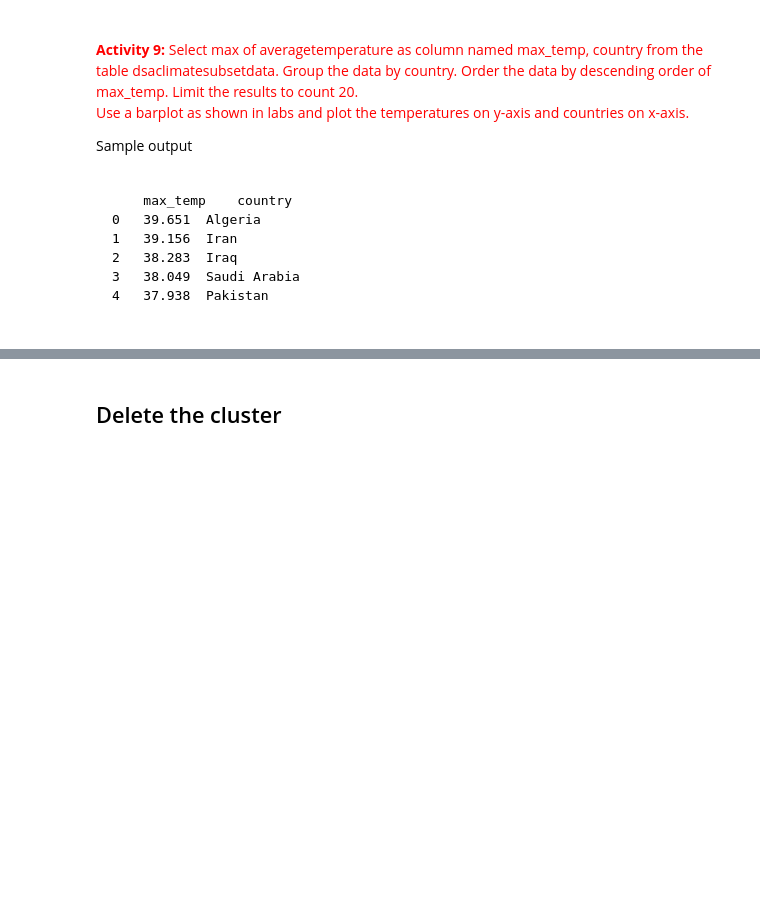
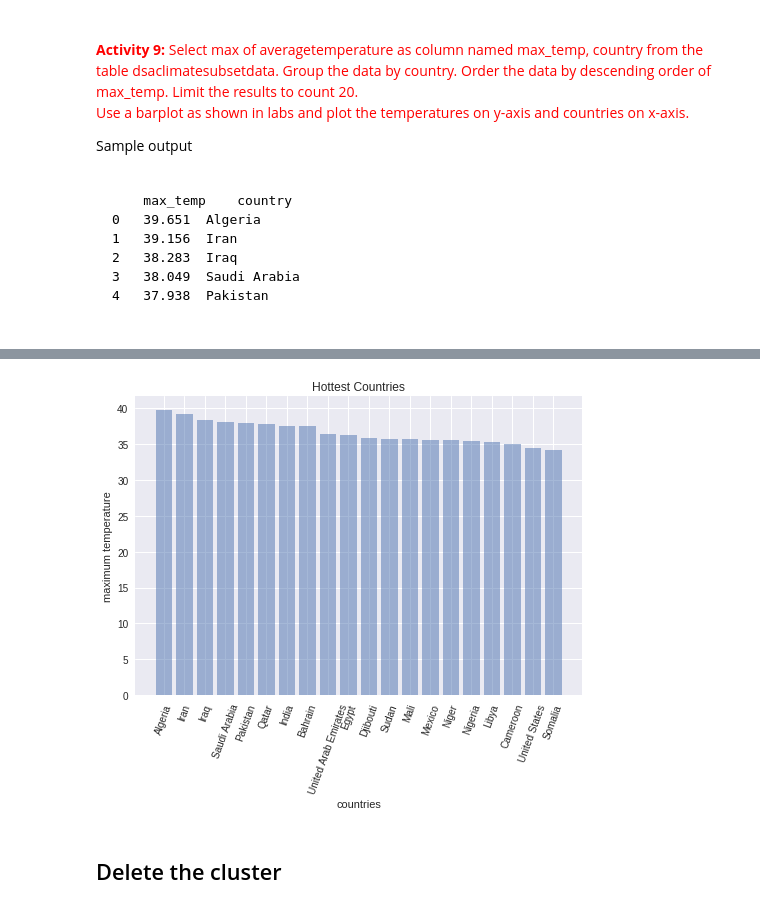
Before and after one commit to asouleymane/CloudCompute, a Jupyter notebook: module3/exercises/AWS_Redshift_Exercises.ipynb, the cells around one changed output, grey strips where cells are left out. Cells and saved outputs as stored; diff of their text form; code cells hidden in the pictures; blank space fills up the shorter version.

```diff
--- a/module3/exercises/AWS_Redshift_Exercises.ipynb
+++ b/module3/exercises/AWS_Redshift_Exercises.ipynb
@@ -408,5 +558,9 @@ Sample output
 # %%
 ## Fill the empty quotes to answer activity 9
 
-df = read_sql("""    """,con)
-df.head()
+df1 = read_sql("""SELECT max(averagetemperature) as max_temp,country
+FROM dsaclimatesubsetdata1
+GROUP BY country
+ORDER BY max_temp DESC
+LIMIT 20;""",con)
+df1.head()
@@ -413,13 +574,24 @@ df.head()
 # %%
 ## Complete the code to answer activity 9
 
-
+import numpy as np
 import pandas as pd
 import seaborn as sns
 import matplotlib.pyplot as plt
 
+countries =df1['country']
+x_pos = np.arange(len(countries))
+max_temp = df1['max_temp']
 
-bar_plot =
+plt.bar(x_pos, max_temp, align='center', alpha=0.5)
+plt.xticks(x_pos,countries,rotation=70)
+plt.xlabel('countries')
+plt.ylabel('maximum temperature')
+plt.title('Hottest Countries')
+
+plt.show()
+# %% [output]
+[figure, added]
 # %% [markdown]
 ## Delete the cluster
 # %%
```
Also changed, not shown: parts of 31 cells of this notebook, 3 other files.
